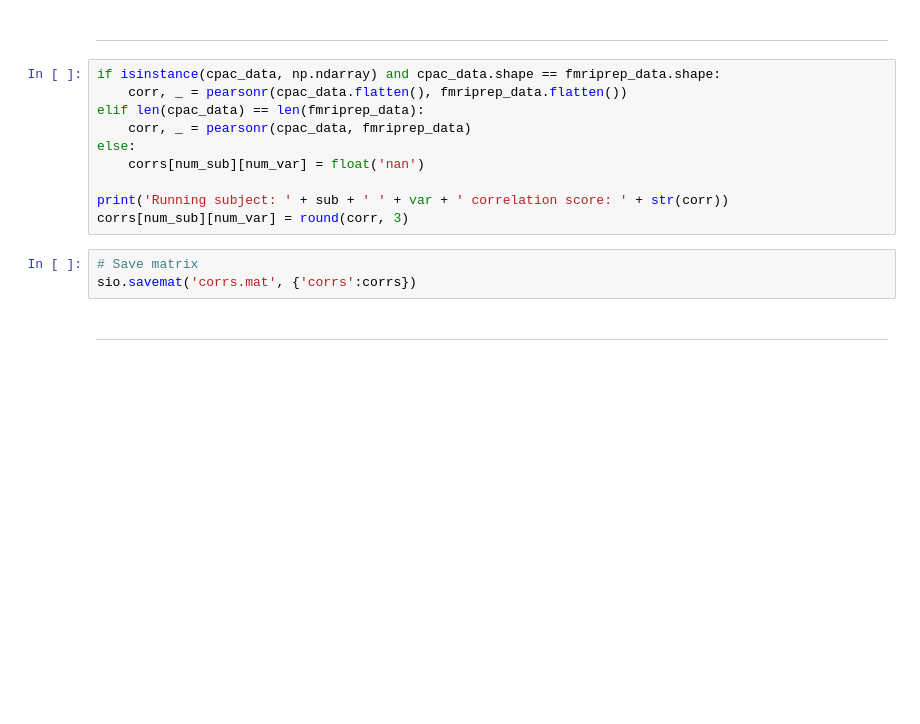
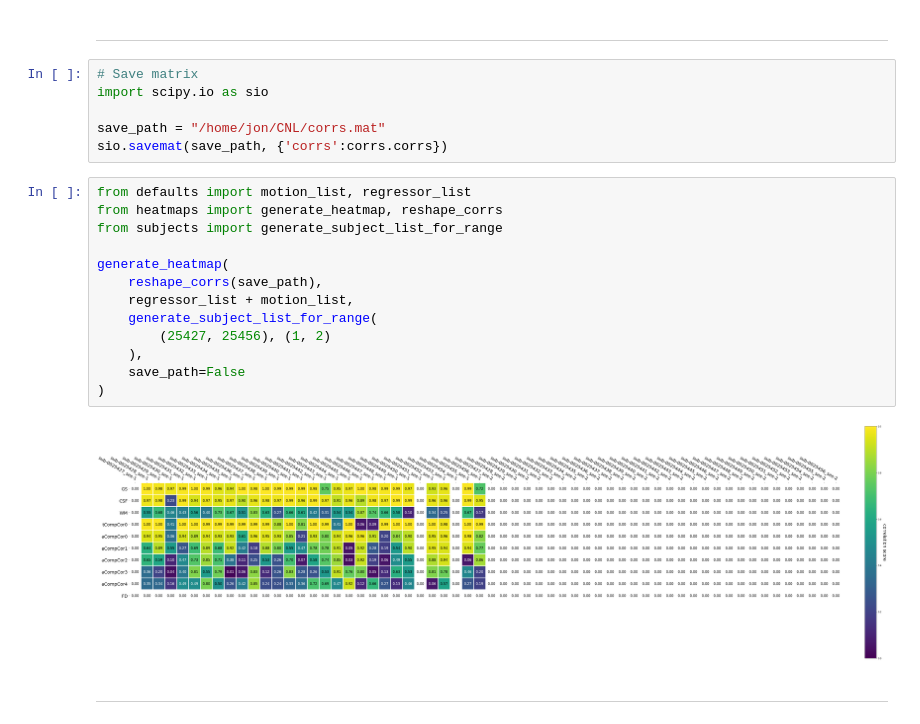
Before and after one commit to shnizzedy/CPAC_regtest_pack, a Jupyter notebook: scripts/create correlation matrix.ipynb, the cells around one changed output. Saved outputs shown, nothing was run; the diff lists cells and outputs as text; blank space fills up the shorter version.

```diff
--- a/scripts/create correlation matrix.ipynb
+++ b/scripts/create correlation matrix.ipynb
@@ -180,17 +140,25 @@ cpac_paths
 # %% [markdown]
 ---
-# %%
-if isinstance(cpac_data, np.ndarray) and cpac_data.shape == fmriprep_data.shape:
-    corr, _ = pearsonr(cpac_data.flatten(), fmriprep_data.flatten())
-elif len(cpac_data) == len(fmriprep_data):
-    corr, _ = pearsonr(cpac_data, fmriprep_data)
-else:
-    corrs[num_sub][num_var] = float('nan')
-
-print('Running subject: ' + sub + ' ' + var + ' correlation score: ' + str(corr))
-corrs[num_sub][num_var] = round(corr, 3)
 # %%
 # Save matrix
-sio.savemat('corrs.mat', {'corrs':corrs})
+import scipy.io as sio
+
+save_path = "/home/jon/CNL/corrs.mat"
+sio.savemat(save_path, {'corrs':corrs.corrs})
+# %%
+from defaults import motion_list, regressor_list
+from heatmaps import generate_heatmap, reshape_corrs
+from subjects import generate_subject_list_for_range
+
+generate_heatmap(
+    reshape_corrs(save_path),
+    regressor_list + motion_list,
+    generate_subject_list_for_range(
+        (25427, 25456), (1, 2)
+    ),
+    save_path=False
+)
+# %% [output]
+[figure, added]
 # %% [markdown]
 ---
```
Also changed, not shown: parts of 11 cells of this notebook, 3 other files.
